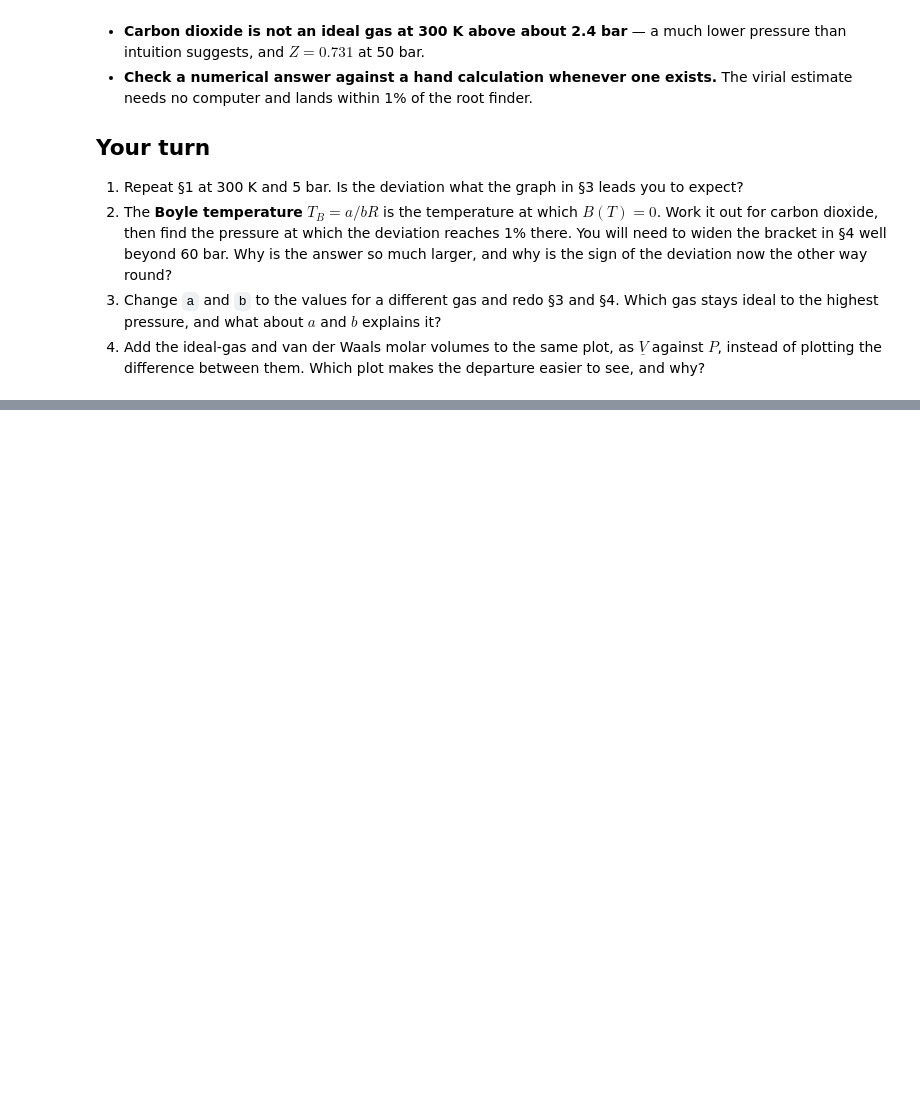
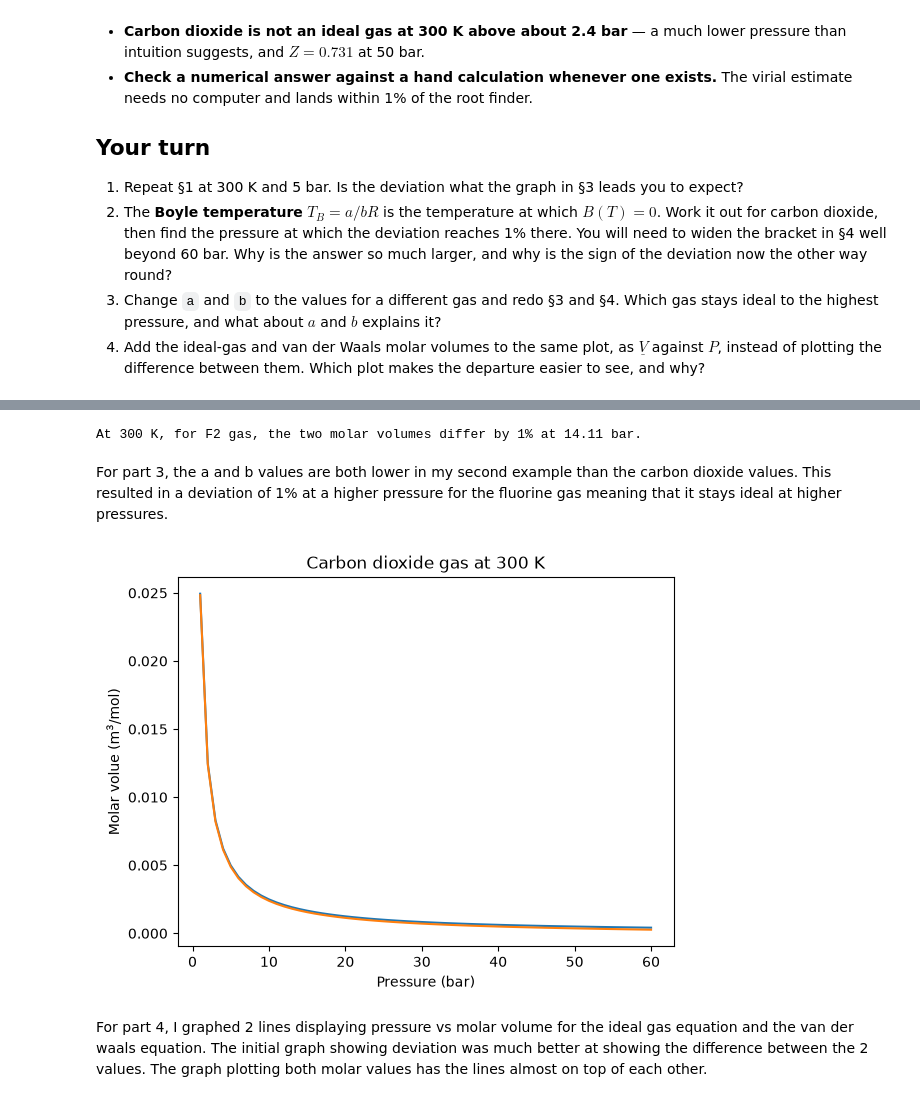
Before and after one commit to Aubryanna/hackathon, a Jupyter notebook: code/ch1/vdW_molar_volume_CO2.ipynb, the cells around one changed output, grey strips where cells are left out. Drawn from its saved outputs; the diff is of its cells as text; code cells hidden in the pictures; blank space fills up the shorter version.

```diff
--- a/code/ch1/vdW_molar_volume_CO2.ipynb
+++ b/code/ch1/vdW_molar_volume_CO2.ipynb
@@ -311,0 +324,46 @@ plt.show()
+# %%
+# Store original a and b values for CO2
+original_a = a
+original_b = b
+
+# Set global a and b to F2 values for calculation
+a = a_F
+b = b_F
+
+P_1pct_F2 = brentq(lambda P: abs(deviation(300, P)) - 1.0, 1.0e4, 200.0e5)
+
+print(f"At 300 K, for F2 gas, the two molar volumes differ by 1% at {P_1pct_F2 / 1e5:.2f} bar.")
+
+# Restore original a and b values for CO2
+a = original_a
+b = original_b
+# %% [output]
+At 300 K, for F2 gas, the two molar volumes differ by 1% at 14.11 bar.
+# %% [markdown]
+For part 3, the a and b values are both lower in my second example than the carbon dioxide values. This resulted in a deviation of 1% at a higher pressure for the fluorine gas meaning that it stays ideal at higher pressures.
+# %%
+P_ideals = np.linspace(1.0e5, 60.0e5, 60)      # 1 to 60 bar, in Pa
+P_vdws = np.linspace(1.0e5, 60.0e5, 60)      # 1 to 60 bar, in Pa
+
+V_vdws = []
+V_ideals = []
+
+for P in P_ideals:
+    V_ideals.append(R * 300.0 / P)
+V_ideals = np.array(V_ideals)
+
+for P in P_vdws:
+    V_vdws.append(molar_volume_vdw(300.0, P))
+V_vdws = np.array(V_vdws)
+
+fig, ax = plt.subplots()
+ax.plot(P_ideals / 1e5, V_ideals)
+ax.plot(P_vdws / 1e5, V_vdws)
+ax.set_xlabel("Pressure (bar)")
+ax.set_ylabel("Molar volue (m$^3$/mol)")
+ax.set_title("Carbon dioxide gas at 300 K")
+plt.show()
+# %% [output]
+[figure, added]
+# %% [markdown]
+For part 4, I graphed 2 lines displaying pressure vs molar volume for the ideal gas equation and the van der waals equation. The initial graph showing deviation was much better at showing the difference between the 2 values. The graph plotting both molar values has the lines almost on top of each other.
```
Also changed, not shown: parts of 3 cells of this notebook.
